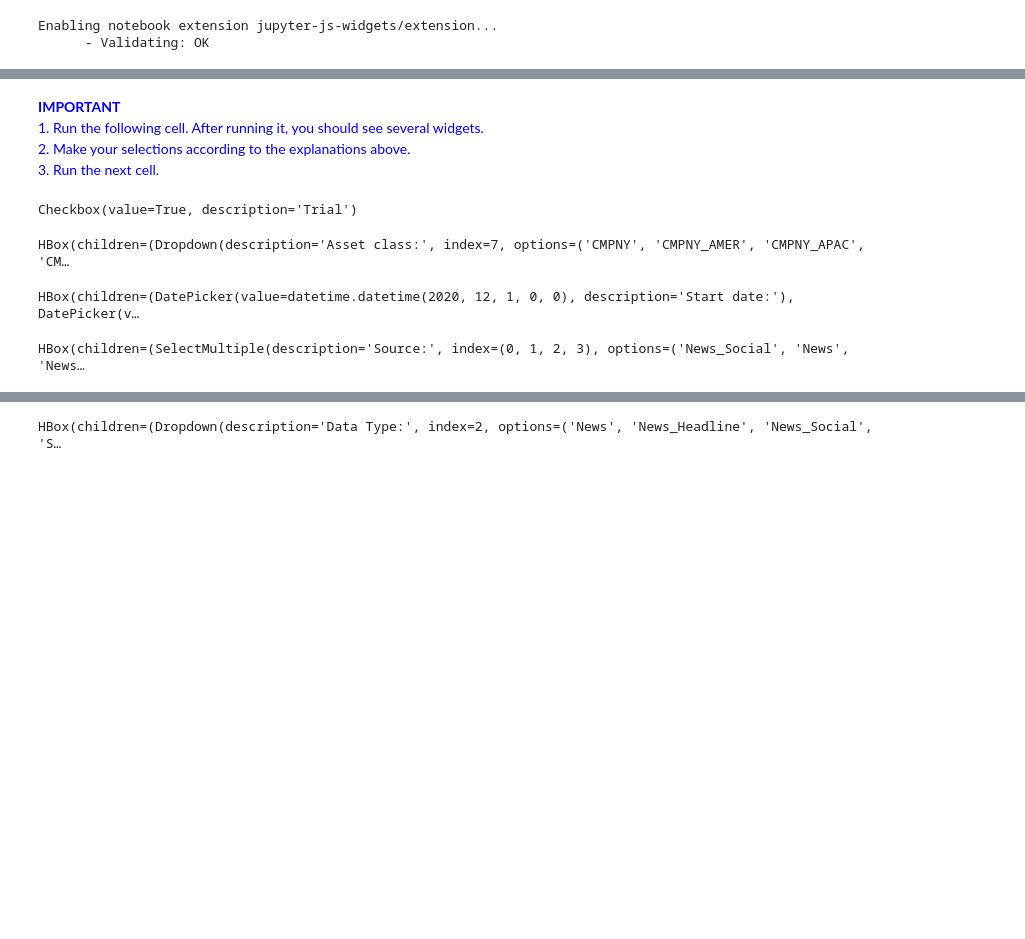
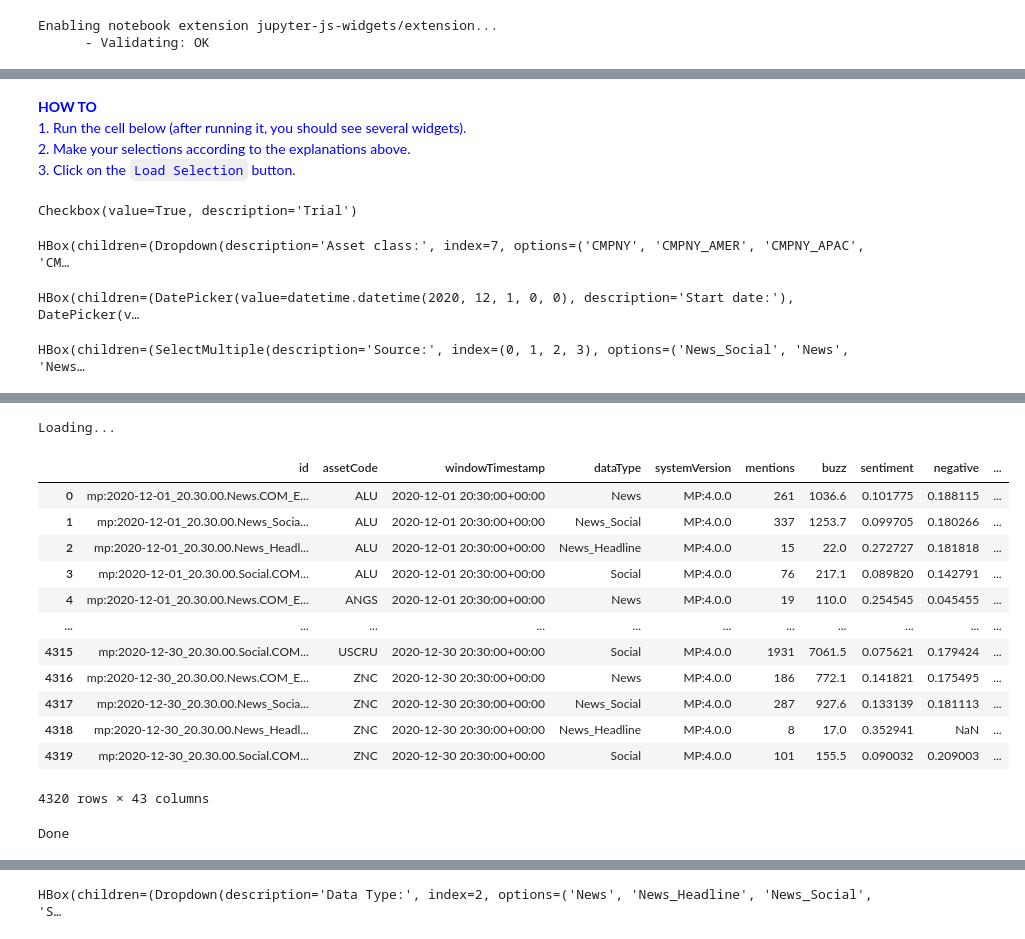
Before and after one commit to marketpsych/marketpsych, a Jupyter notebook: notebooks/load_data.ipynb, the cells around one changed output, grey strips where cells are left out. Saved outputs shown, nothing was run; the diff lists cells and outputs as text; code cells hidden in the pictures; blank space fills up the shorter version.

Commit message:
Added download widgets and button for loading/downloading

````diff
--- a/notebooks/load_data.ipynb
+++ b/notebooks/load_data.ipynb
@@ -90,12 +100,12 @@ Check your asset class permissions. If you try downloading data for which no acc
 "PermissionError": [Errno 13] Access denied
 ```
 # %% [markdown]
-<font color='blue'>**IMPORTANT**</font>
-<font color='blue'>1. Run the following cell. After running it, you should see several widgets.</font>
+<font color='blue'>**HOW TO**</font>
+<font color='blue'>1. Run the cell below (after running it, you should see several widgets).</font>
 <font color='blue'>2. Make your selections according to the explanations above.</font>
-<font color='blue'>3. Run the next cell.</font>
+<font color='blue'>3. Click on the `Load Selection` button.</font>
 # %%
-lwdgts = mpwidgets.LoaderWidgets()
+lwdgts = mpwidgets.LoaderWidgets(cwdgts.client)
 lwdgts.display()
 # %% [output]
 Checkbox(value=True, description='Trial')
@@ -105,0 +117,15 @@ HBox(children=(SelectMultiple(description='Source:', index=(0, 1, 2, 3), options
+Loading...
+|  | id | assetCode | windowTimestamp | dataType | systemVersion | mentions | buzz | sentiment | negative | ... |
+| 0 | mp:2020-12-01_20.30.00.News.COM_E... | ALU | 2020-12-01 20:30:00+00:00 | News | MP:4.0.0 | 261 | 1036.6 | 0.101775 | 0.188115 | ... |
+| 1 | mp:2020-12-01_20.30.00.News_Socia... | ALU | 2020-12-01 20:30:00+00:00 | News_Social | MP:4.0.0 | 337 | 1253.7 | 0.099705 | 0.180266 | ... |
+| 2 | mp:2020-12-01_20.30.00.News_Headl... | ALU | 2020-12-01 20:30:00+00:00 | News_Headline | MP:4.0.0 | 15 | 22.0 | 0.272727 | 0.181818 | ... |
+| 3 | mp:2020-12-01_20.30.00.Social.COM... | ALU | 2020-12-01 20:30:00+00:00 | Social | MP:4.0.0 | 76 | 217.1 | 0.089820 | 0.142791 | ... |
+| 4 | mp:2020-12-01_20.30.00.News.COM_E... | ANGS | 2020-12-01 20:30:00+00:00 | News | MP:4.0.0 | 19 | 110.0 | 0.254545 | 0.045455 | ... |
+| ... | ... | ... | ... | ... | ... | ... | ... | ... | ... | ... |
+| 4315 | mp:2020-12-30_20.30.00.Social.COM... | USCRU | 2020-12-30 20:30:00+00:00 | Social | MP:4.0.0 | 1931 | 7061.5 | 0.075621 | 0.179424 | ... |
+| 4316 | mp:2020-12-30_20.30.00.News.COM_E... | ZNC | 2020-12-30 20:30:00+00:00 | News | MP:4.0.0 | 186 | 772.1 | 0.141821 | 0.175495 | ... |
+| 4317 | mp:2020-12-30_20.30.00.News_Socia... | ZNC | 2020-12-30 20:30:00+00:00 | News_Social | MP:4.0.0 | 287 | 927.6 | 0.133139 | 0.181113 | ... |
+| 4318 | mp:2020-12-30_20.30.00.News_Headl... | ZNC | 2020-12-30 20:30:00+00:00 | News_Headline | MP:4.0.0 | 8 | 17.0 | 0.352941 | NaN | ... |
+| 4319 | mp:2020-12-30_20.30.00.Social.COM... | ZNC | 2020-12-30 20:30:00+00:00 | Social | MP:4.0.0 | 101 | 155.5 | 0.090032 | 0.209003 | ... |
+4320 rows × 43 columns
+Done
````
Also changed, not shown: parts of 18 cells of this notebook, 1 other file.
